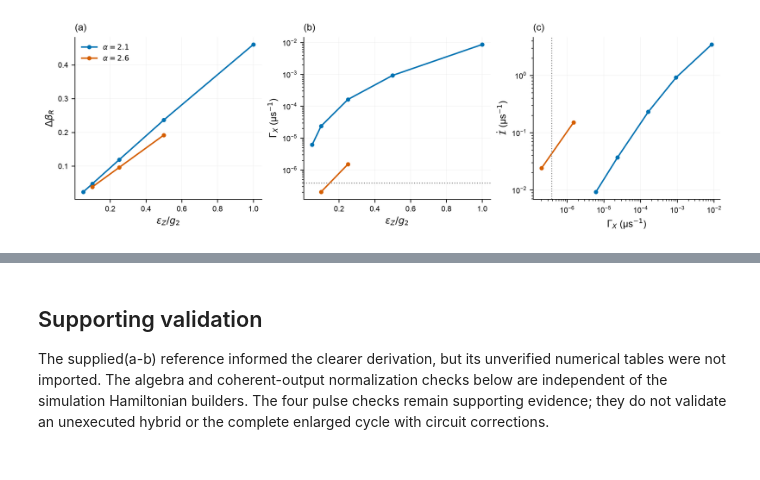
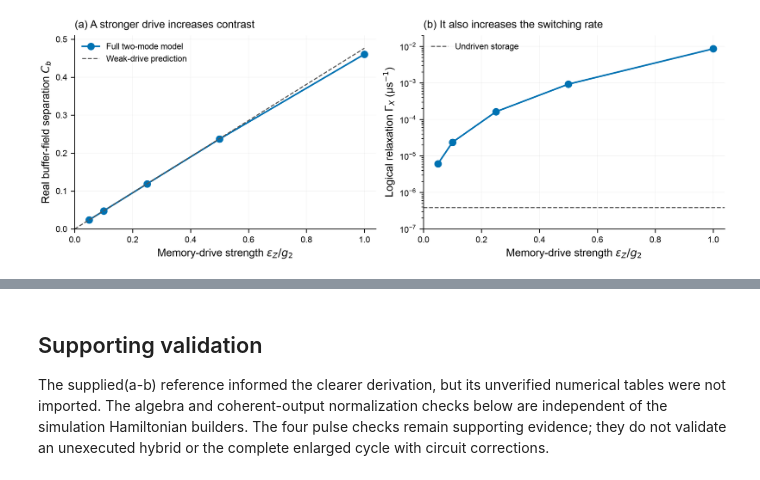
Before and after one commit to pkarakala/duquantum-cat-qubit, a Jupyter notebook: notebooks/10_task_2_4_final_synthesis.ipynb, the cells around one changed output, grey strips where cells are left out. Saved outputs shown, nothing was run; the diff lists cells and outputs as text; code cells hidden in the pictures.

```diff
--- a/notebooks/10_task_2_4_final_synthesis.ipynb
+++ b/notebooks/10_task_2_4_final_synthesis.ipynb
@@ -97,7 +97,7 @@ H_{\rm ex}^{(\le5)}={}&g_2[1-(\varphi_a^2+\varphi_b^2)/2]a^2b^\dagger\\
 &-\frac{g_2\varphi_a^2}{3}a^\dagger a^3b^\dagger
 # %%
 display(Markdown(report_section('# Task 2.4(b):', '# Task 2.4(c):')))
-display(Image(filename=str(ROOT/'figures/task_2_4_tradeoff.png'), width=900))
+display(Image(filename=str(ROOT/'figures/task_2_4_drive_tradeoff.png'), width=900))
 # %% [output]
 # Task 2.4(b): establish the contrast-error trade-off
 
@@ -162,3 +148,3 @@ This uses unit white measurement noise, optimal temporal weighting and a fixed l
-[figure, old version]
+[figure, new version]
 # %%
 display(Markdown(report_section('# Task 2.4(c):', '# Task 2.4(d):')))
```
Also changed, not shown: parts of 6 cells of this notebook, 37 other files.
